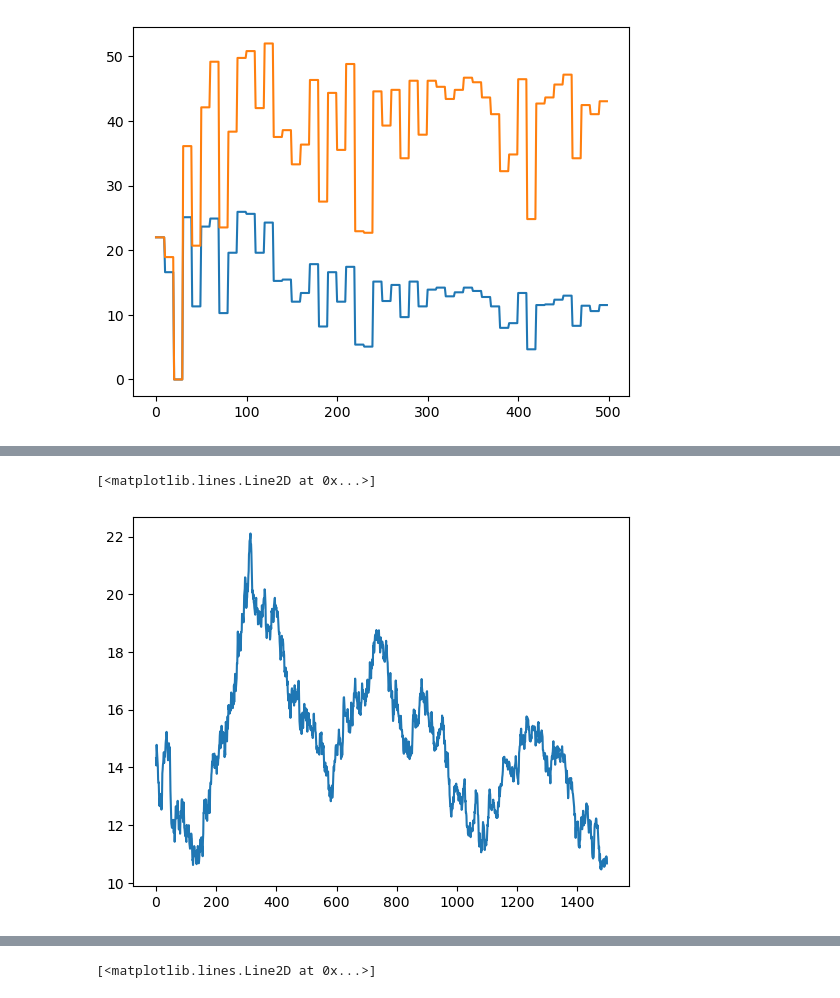
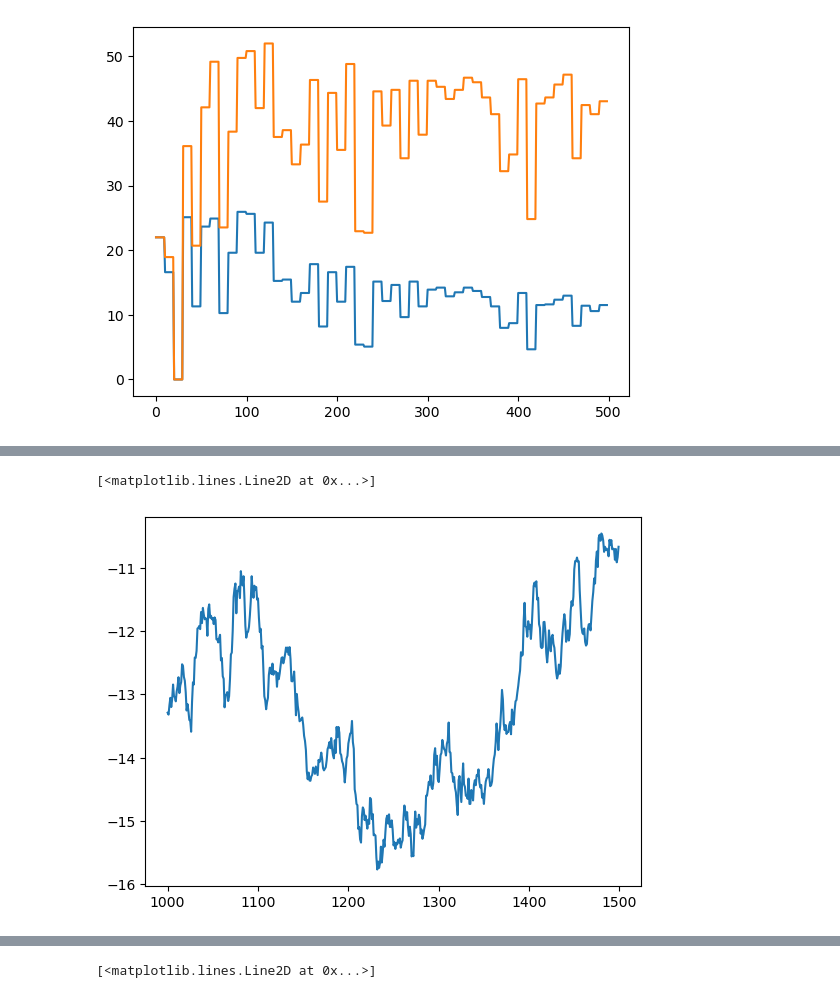
Before and after one commit to Troppydash/algothon2025, a Jupyter notebook: analysis/other.ipynb, the cells around one changed output, grey strips where cells are left out. Drawn from its saved outputs; the diff is of its cells as text; code cells hidden in the pictures.

```diff
--- a/analysis/other.ipynb
+++ b/analysis/other.ipynb
@@ -217,5 +273,5 @@ plt.plot(orig_pos[47])
 # %%
-plt.plot(data[5] + 0.5 * data[33] - data[47])
+plt.plot(-(data[5] + 0.5 * data[33] - data[47]).iloc[1000:])
 # %% [output]
 [<matplotlib.lines.Line2D at 0x...>]
-[figure, old version]
+[figure, new version]
```
Also changed, not shown: parts of 17 cells of this notebook, 5 other files.
